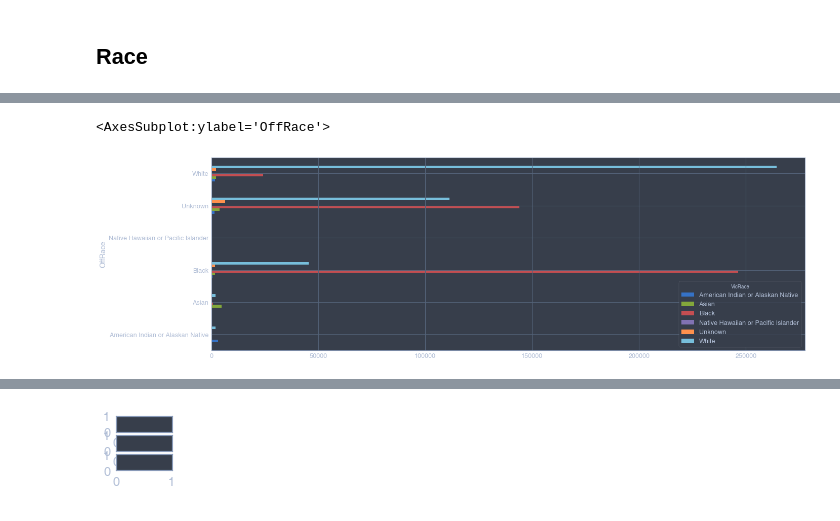
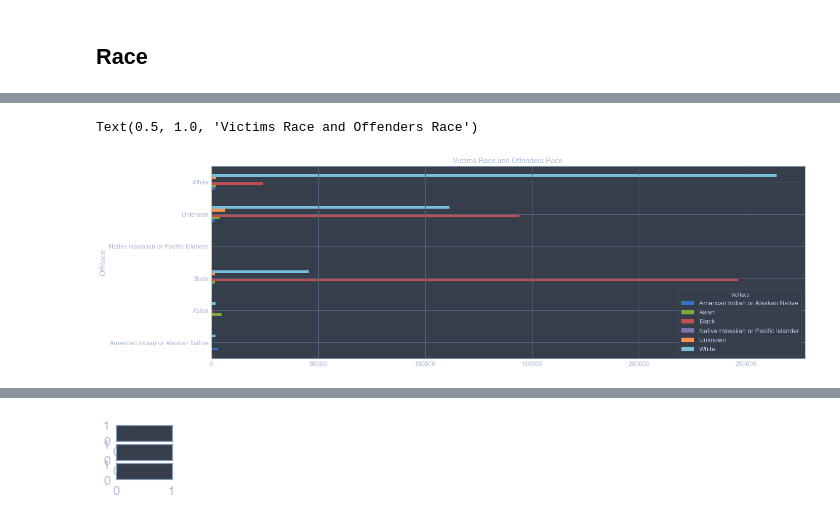
Before and after one commit to fadeeva/weird_projects, a Jupyter notebook: Serial_Killers/Data_from_MAP.ipynb, the cells around one changed output, grey strips where cells are left out. Drawn from its saved outputs; the diff is of its cells as text; code cells hidden in the pictures.

```diff
--- a/Serial_Killers/Data_from_MAP.ipynb
+++ b/Serial_Killers/Data_from_MAP.ipynb
@@ -471,6 +475,7 @@ races
 # %%
 fig, ax = plt.subplots(figsize=(21, 7))
 races.plot(kind='barh', ax=ax)
+ax.set_title('Victims Race and Offenders Race')
 # %% [output]
-<AxesSubplot:ylabel='OffRace'>
+Text(0.5, 1.0, 'Victims Race and Offenders Race')
-[figure, old version]
+[figure, new version]
```
Also changed, not shown: parts of 7 cells of this notebook.
